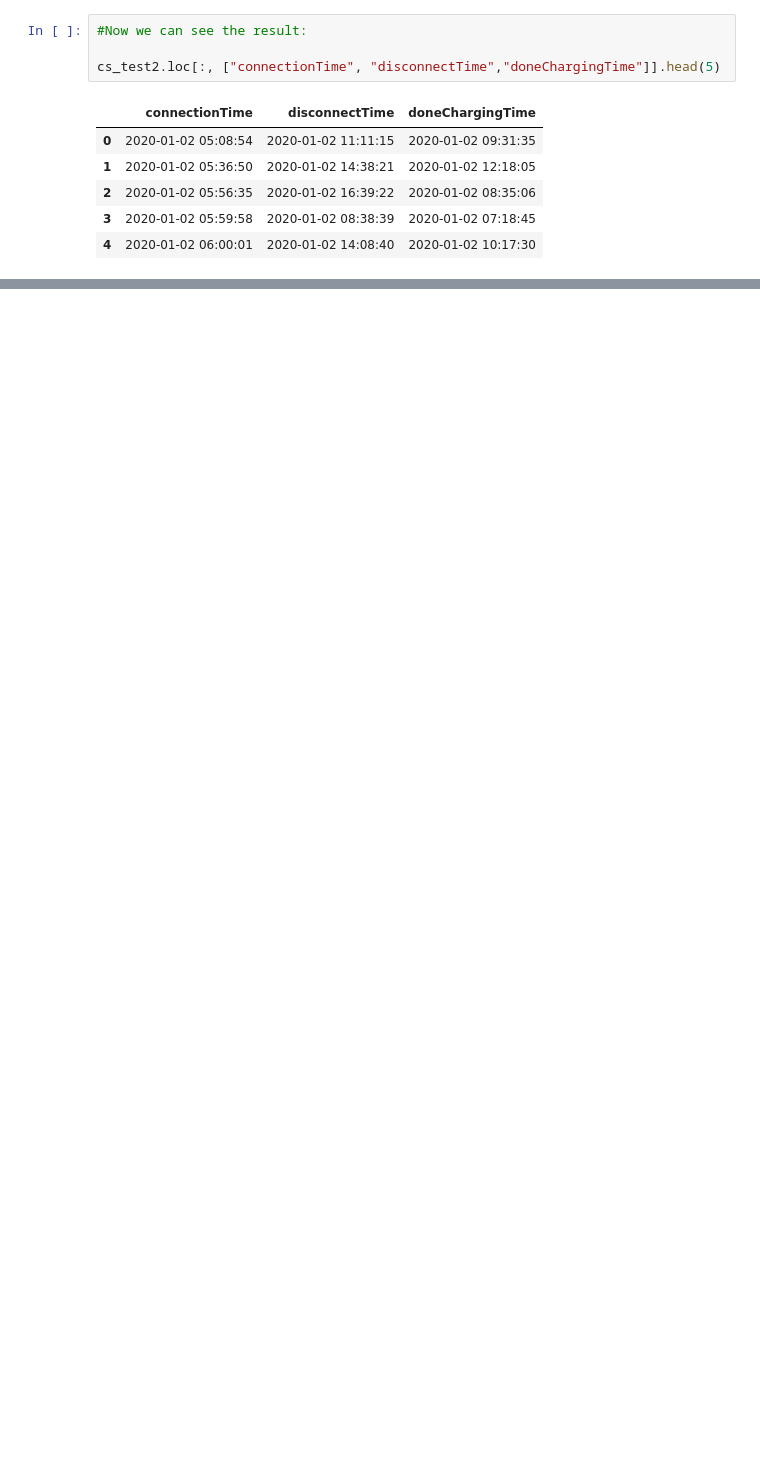
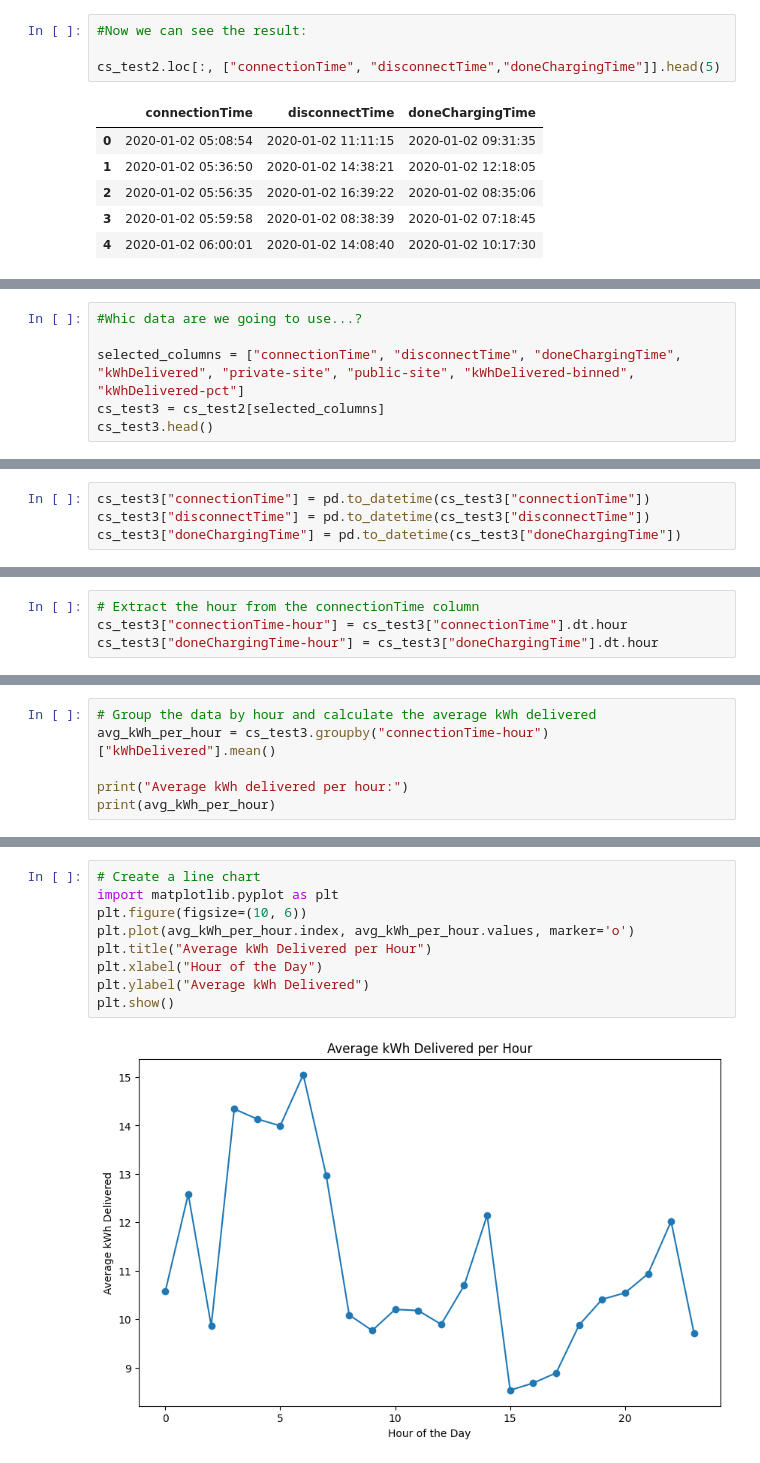
Before and after one commit to AnalyticsAvengers/AA_Project, a Jupyter notebook: 02_Descriptive_Analysis_testing.ipynb, the cells around one changed output, grey strips where cells are left out. Drawn from its saved outputs; the diff is of its cells as text; blank space fills up the shorter version.

```diff
--- a/02_Descriptive_Analysis_testing.ipynb
+++ b/02_Descriptive_Analysis_testing.ipynb
@@ -575,0 +728,6 @@ cs_test2.head()
+# %%
+#Whic data are we going to use...?
+
+selected_columns = ["connectionTime", "disconnectTime", "doneChargingTime", "kWhDelivered", "private-site", "public-site", "kWhDelivered-binned", "kWhDelivered-pct"]
+cs_test3 = cs_test2[selected_columns]
+cs_test3.head()
@@ -575,0 +741,4 @@ cs_test2.head()
+# %%
+cs_test3["connectionTime"] = pd.to_datetime(cs_test3["connectionTime"])
+cs_test3["disconnectTime"] = pd.to_datetime(cs_test3["disconnectTime"])
+cs_test3["doneChargingTime"] = pd.to_datetime(cs_test3["doneChargingTime"])
@@ -575,0 +791,4 @@ cs_test2.head()
+# %%
+# Extract the hour from the connectionTime column
+cs_test3["connectionTime-hour"] = cs_test3["connectionTime"].dt.hour
+cs_test3["doneChargingTime-hour"] = cs_test3["doneChargingTime"].dt.hour
@@ -575,0 +806,6 @@ cs_test2.head()
+# %%
+# Group the data by hour and calculate the average kWh delivered
+avg_kWh_per_hour = cs_test3.groupby("connectionTime-hour")["kWhDelivered"].mean()
+
+print("Average kWh delivered per hour:")
+print(avg_kWh_per_hour)
@@ -575,0 +830,11 @@ cs_test2.head()
+# %%
+# Create a line chart
+import matplotlib.pyplot as plt
+plt.figure(figsize=(10, 6))
+plt.plot(avg_kWh_per_hour.index, avg_kWh_per_hour.values, marker='o')
+plt.title("Average kWh Delivered per Hour")
+plt.xlabel("Hour of the Day")
+plt.ylabel("Average kWh Delivered")
+plt.show()
+# %% [output]
+[figure, added]
```
Also changed, not shown: parts of 36 cells of this notebook.
